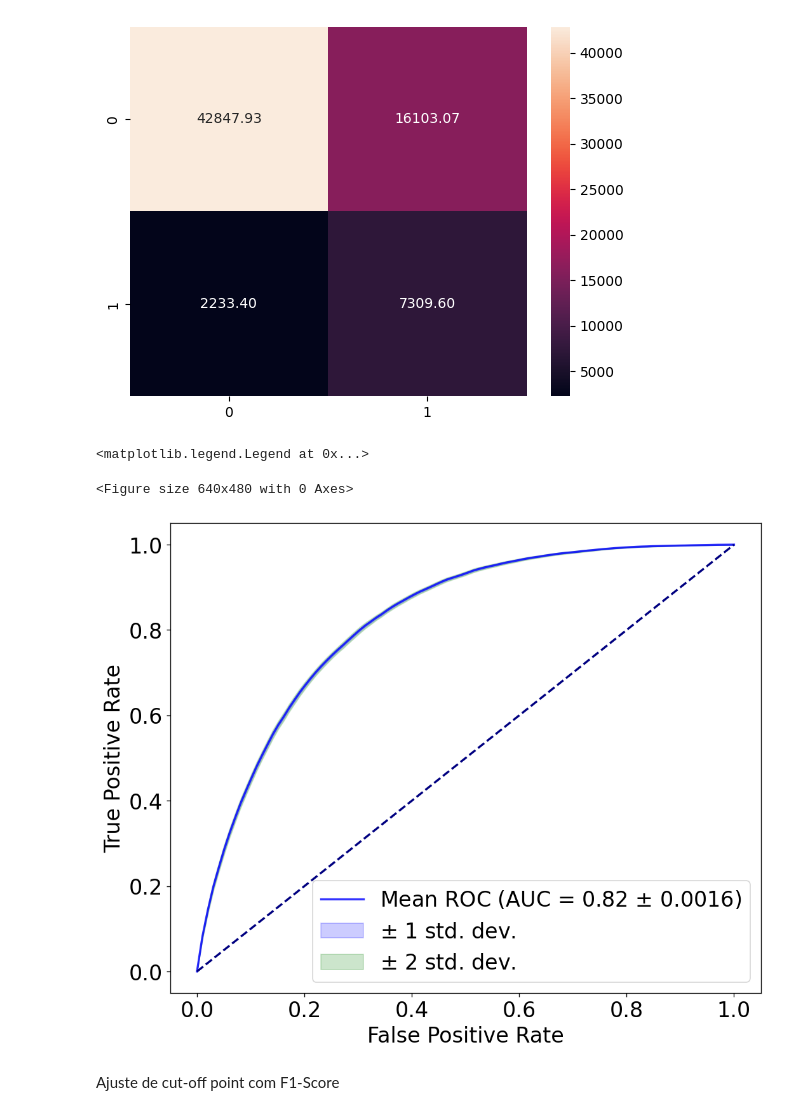
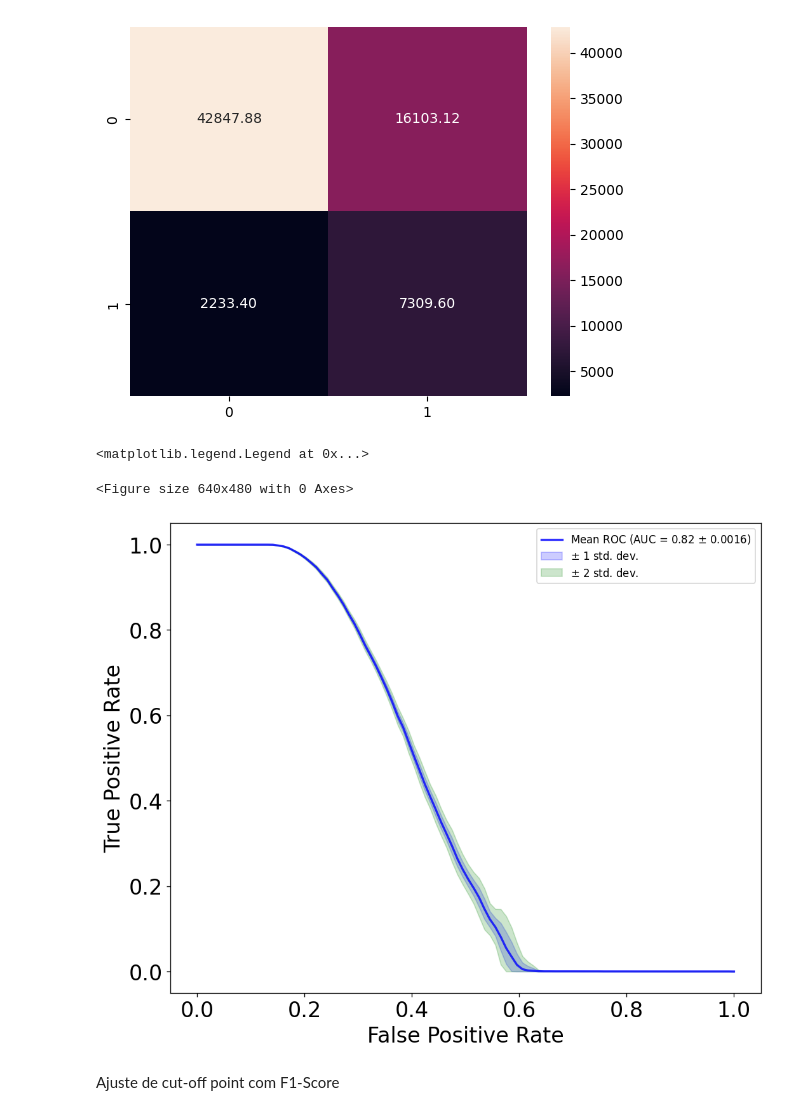
Before and after one commit to gondimjoaom/IA024, a Jupyter notebook: avc_dataset/LogisticRegression.ipynb, the cells around one changed output. Cells and saved outputs as stored; diff of their text form; code cells hidden in the pictures.

Commit message:
adicionando recall/precision e outros notebooks com novos modelos

```diff
--- a/avc_dataset/LogisticRegression.ipynb
+++ b/avc_dataset/LogisticRegression.ipynb
@@ -96,10 +74,11 @@ array([0.        , 0.01010101, 0.02020202, 0.03030303, 0.04040404,
 # %%
 mccs, balan_accs, f1s, cms = [],[],[], []
+precisions, recalls = [],[]
 tprs, fprs, aucs = [], [], []
 mean_fpr = np.linspace(0, 1, 100)
 for i in tqdm(range(1,101)):
     X_train, X_val, Y_train, Y_val = train_test_split(X, Y, test_size=0.3, random_state=i, stratify=Y)
-    clf = LogisticRegression(class_weight="balanced", max_iter=100000, solver='saga', C=0.01, penalty='l2')
+    clf = LogisticRegression(class_weight="balanced", max_iter=100000, solver='saga', C=0.01, penalty='l2', n_jobs=8)
     clf.fit(X_train, Y_train)
     y_pred_prob = clf.predict_proba(X_val)
     y_pred = to_labels(y_pred_prob, 0.5)[:, 1]
@@ -108,9 +87,11 @@ for i in tqdm(range(1,101)):
     balan_acc = balanced_accuracy_score(Y_val, y_pred)
     balan_accs.append(balan_acc)
     f1 = f1_score(Y_val, y_pred)
+    precisions.append(precision_score(Y_val, y_pred))
+    recalls.append(recall_score(Y_val, y_pred))
     f1s.append(f1)
     cms.append(confusion_matrix(Y_val, y_pred))
-    fpr, tpr, thresholds = roc_curve(Y_val, y_pred_prob[:, 1], pos_label=1, drop_intermediate=True)
+    fpr, tpr, thresholds = precision_recall_curve(Y_val, y_pred_prob[:, 1], pos_label=1, drop_intermediate=False)
     inter_tpr = np.interp(mean_fpr, fpr, tpr)
     tprs.append(inter_tpr); #fprs.append(fpr)
     aucs.append(roc_auc_score(Y_val, y_pred_prob[:, 1]))
@@ -161,36 +146,36 @@ plt.fill_between(
     tprs_lower,
     tprs_upper,
     color="blue",
     alpha=0.2,
     label=r"$\pm$ 1 std. dev.",
 )
 
 std_tpr = np.std(tprs, axis=0)
 tprs_upper = np.minimum(mean_tpr + std_tpr*2, 1)
 tprs_lower = np.maximum(mean_tpr - std_tpr*2, 0)
 
 plt.fill_between(
     mean_fpr,
     tprs_lower,
     tprs_upper,
     color="green",
     alpha=0.2,
     label=r"$\pm$ 2 std. dev.",
 )
 
-plt.plot([0, 1], [0, 1], color="navy", lw=lw, linestyle="--")
+# plt.plot([0, 1], [0, 1], color="navy", lw=lw, linestyle="--")
 plt.xlim([-0.05, 1.05])
 plt.ylim([-0.05, 1.05])
 plt.xticks(fontsize=20)
 plt.yticks(fontsize=20)
 plt.xlabel("False Positive Rate", fontsize=20)
 plt.ylabel("True Positive Rate", fontsize=20)
 # plt.title("Curva ROC", fontsize=20)
-plt.legend(loc="lower right",prop={'size': 20})
+plt.legend(loc="upper right",prop={'size': 10})
 # %% [output]
 <matplotlib.legend.Legend at 0x...>
 <Figure size 640x480 with 0 Axes>
-[figure, old version]
+[figure, new version]
 # %% [markdown]
 Ajuste de cut-off point com F1-Score
 # %%
```
Also changed, not shown: parts of 4 cells of this notebook, 2 other files.
